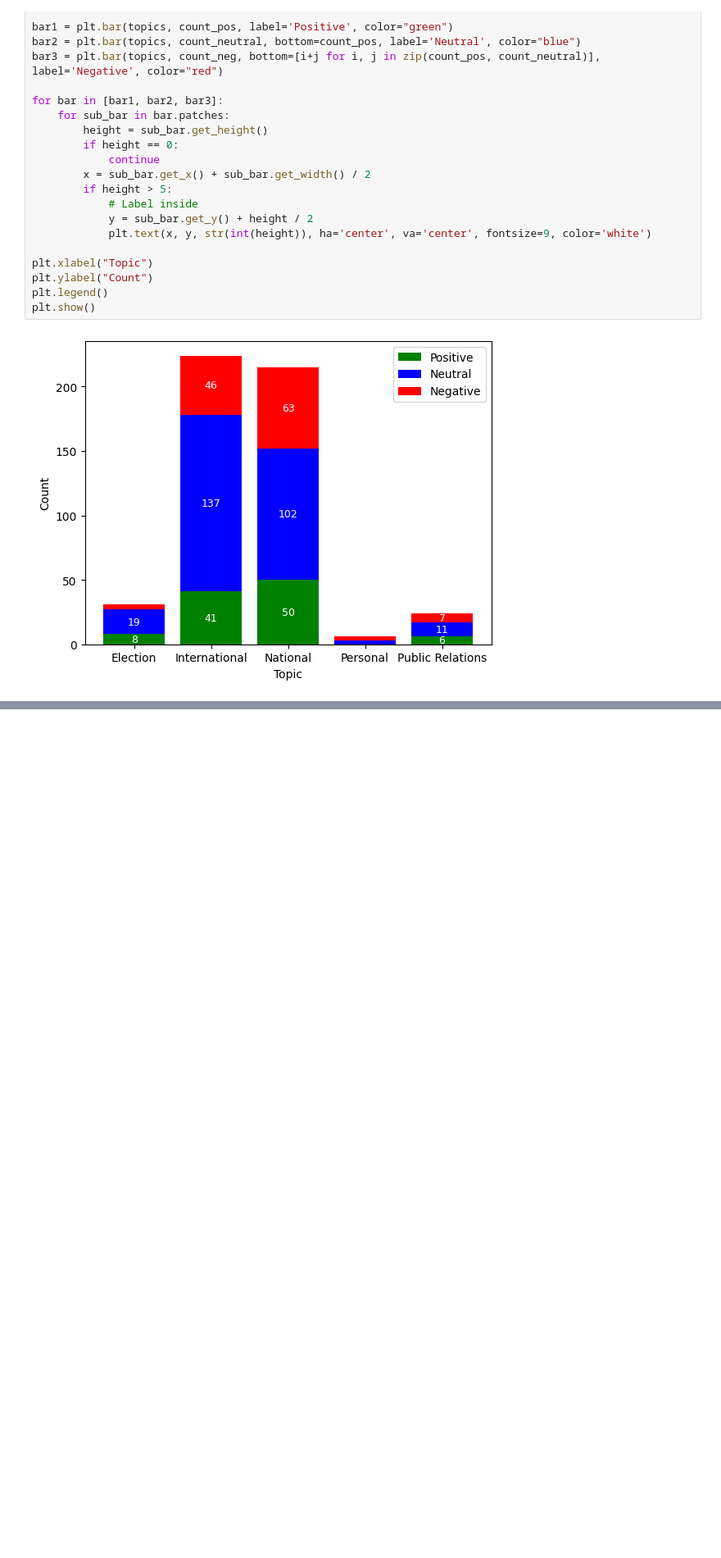
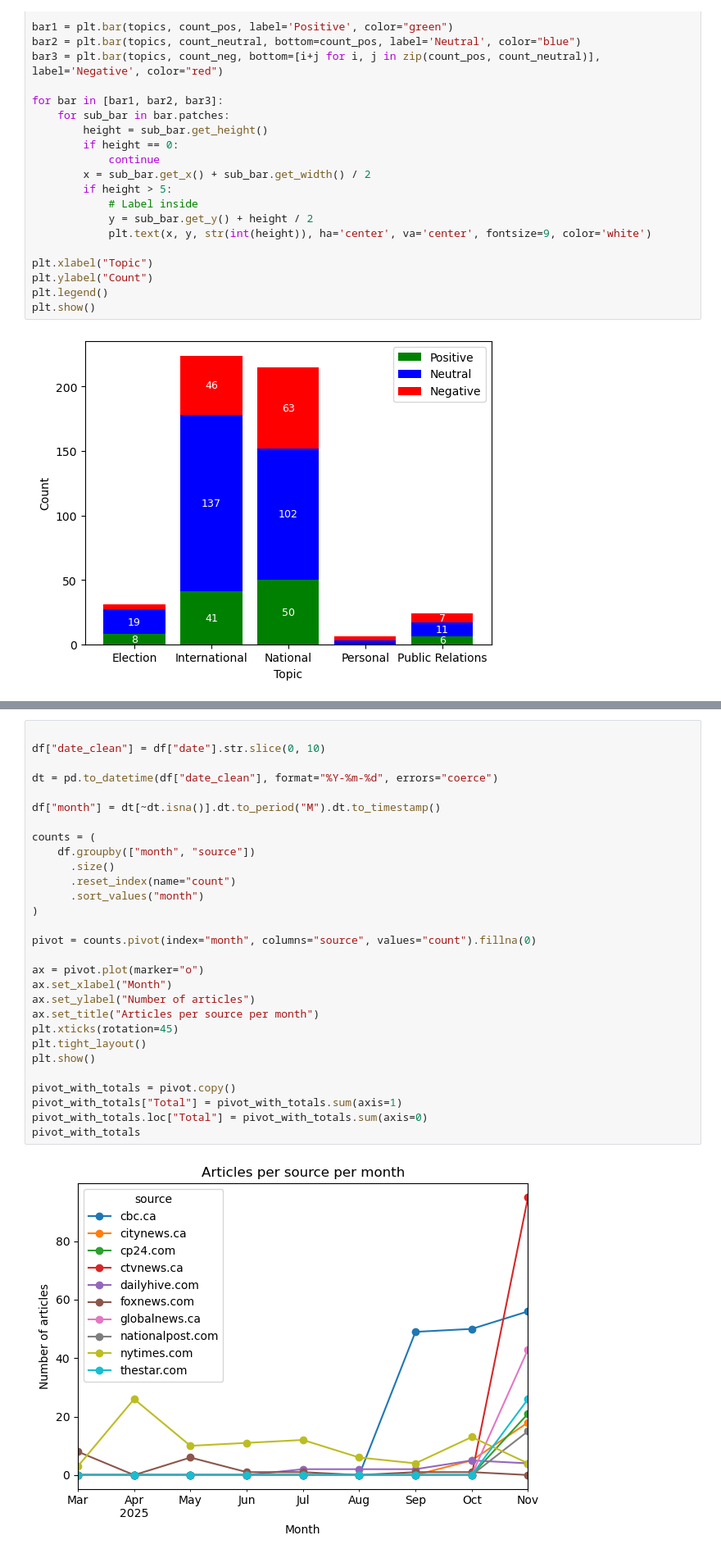
Before and after one commit to allisonmeikle/comp-370-final-project, a Jupyter notebook: scripts/initial_analysis.ipynb, the cells around one changed output, grey strips where cells are left out. Shown at 82% size. Cells and saved outputs as stored; diff of their text form; blank space fills up the shorter version.

```diff
--- a/scripts/initial_analysis.ipynb
+++ b/scripts/initial_analysis.ipynb
@@ -43,0 +89,31 @@ plt.show()
+# %%
+
+df["date_clean"] = df["date"].str.slice(0, 10)
+
+dt = pd.to_datetime(df["date_clean"], format="%Y-%m-%d", errors="coerce")
+
+df["month"] = dt[~dt.isna()].dt.to_period("M").dt.to_timestamp()
+
+counts = (
+    df.groupby(["month", "source"])
+      .size()
+      .reset_index(name="count")
+      .sort_values("month")
+)
+
+pivot = counts.pivot(index="month", columns="source", values="count").fillna(0)
+
+ax = pivot.plot(marker="o")
+ax.set_xlabel("Month")
+ax.set_ylabel("Number of articles")
+ax.set_title("Articles per source per month")
+plt.xticks(rotation=45)
+plt.tight_layout()
+plt.show()
+
+pivot_with_totals = pivot.copy()
+pivot_with_totals["Total"] = pivot_with_totals.sum(axis=1)
+pivot_with_totals.loc["Total"] = pivot_with_totals.sum(axis=0)
+pivot_with_totals
+# %% [output]
+[figure, added]
```
Also changed, not shown: parts of 2 cells of this notebook, 1 other file.
